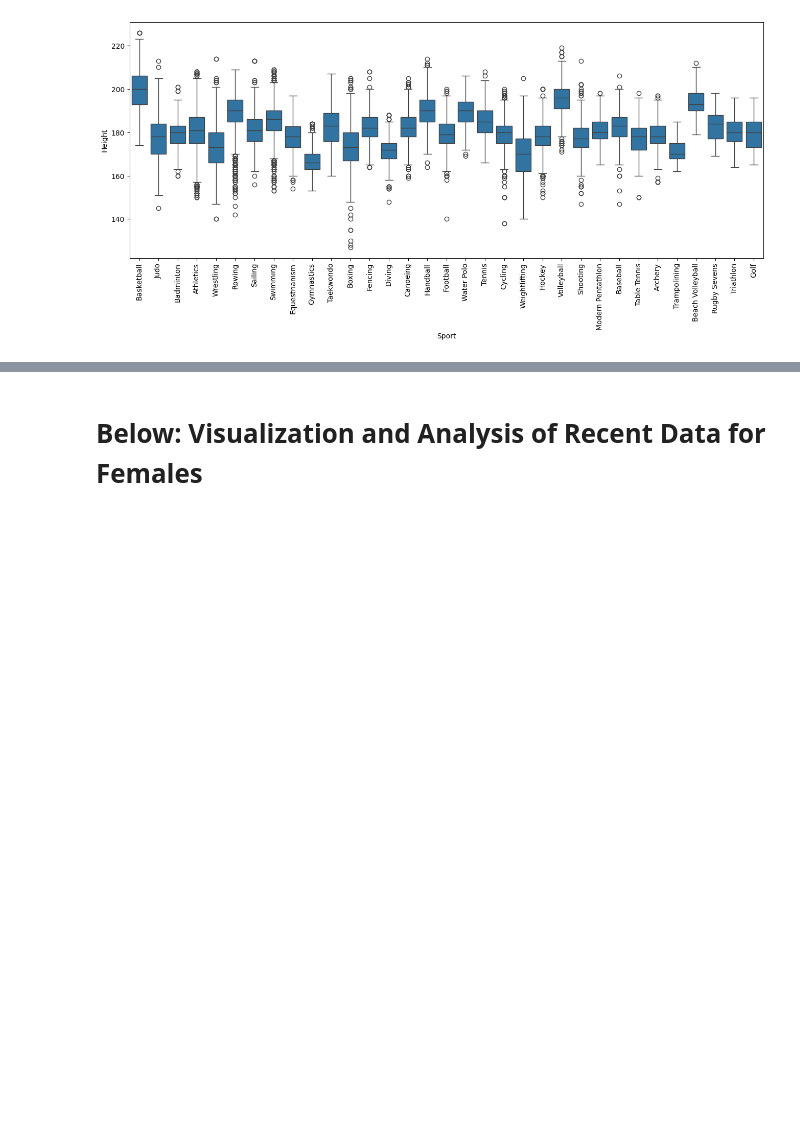
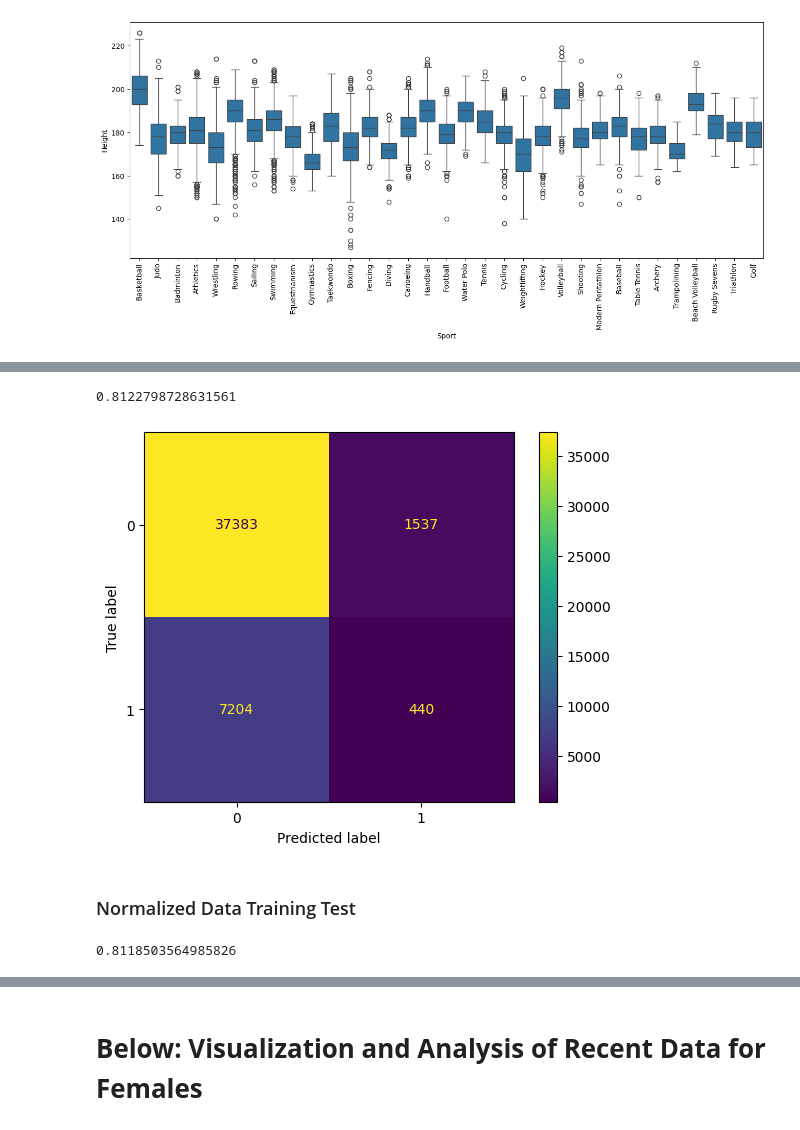
Before and after one commit to SophiaKim100/NDSRP, a Jupyter notebook: Olympic_Events.ipynb, the cells around one changed output, grey strips where cells are left out. Saved outputs shown, nothing was run; the diff lists cells and outputs as text; code cells hidden in the pictures; blank space fills up the shorter version.

```diff
--- a/Olympic_Events.ipynb
+++ b/Olympic_Events.ipynb
@@ -403,0 +471,5 @@ ms_grouped_age
+# %%
+#Create standardized version of training and testing data
+std_scaler = StandardScaler()
+X_train_ms_std = std_scaler.fit_transform(X_train_ms)
+X_test_ms_std = std_scaler.transform(X_test_ms)
@@ -403,0 +497,21 @@ ms_grouped_age
+# %%
+model_std_ms = KNeighborsClassifier(n_neighbors=5)
+model_std_ms.fit(X_train_ms_std, y_train_ms)
+pred_std_ms = model_std_ms.predict(X_test_ms_std)
+print(accuracy_score(y_test_ms, pred_std_ms))
+# %% [output]
+0.8122798728631561
+# %%
+metrics.ConfusionMatrixDisplay.from_predictions(y_test_ms, pred_std_ms, display_labels=model_std_ms.classes_)
+plt.show()
+# %% [output]
+[figure, added]
+# %% [markdown]
+### Normalized Data Training Test
+# %%
+model_norm_ms = KNeighborsClassifier(n_neighbors=5)
+model_norm_ms.fit(X_train_ms_norm, y_train_ms)
+pred_norm_ms = model_norm_ms.predict(X_test_ms_norm)
+print(accuracy_score(y_test_ms, pred_norm_ms))
+# %% [output]
+0.8118503564985826
```
Also changed, not shown: parts of 20 cells of this notebook.
